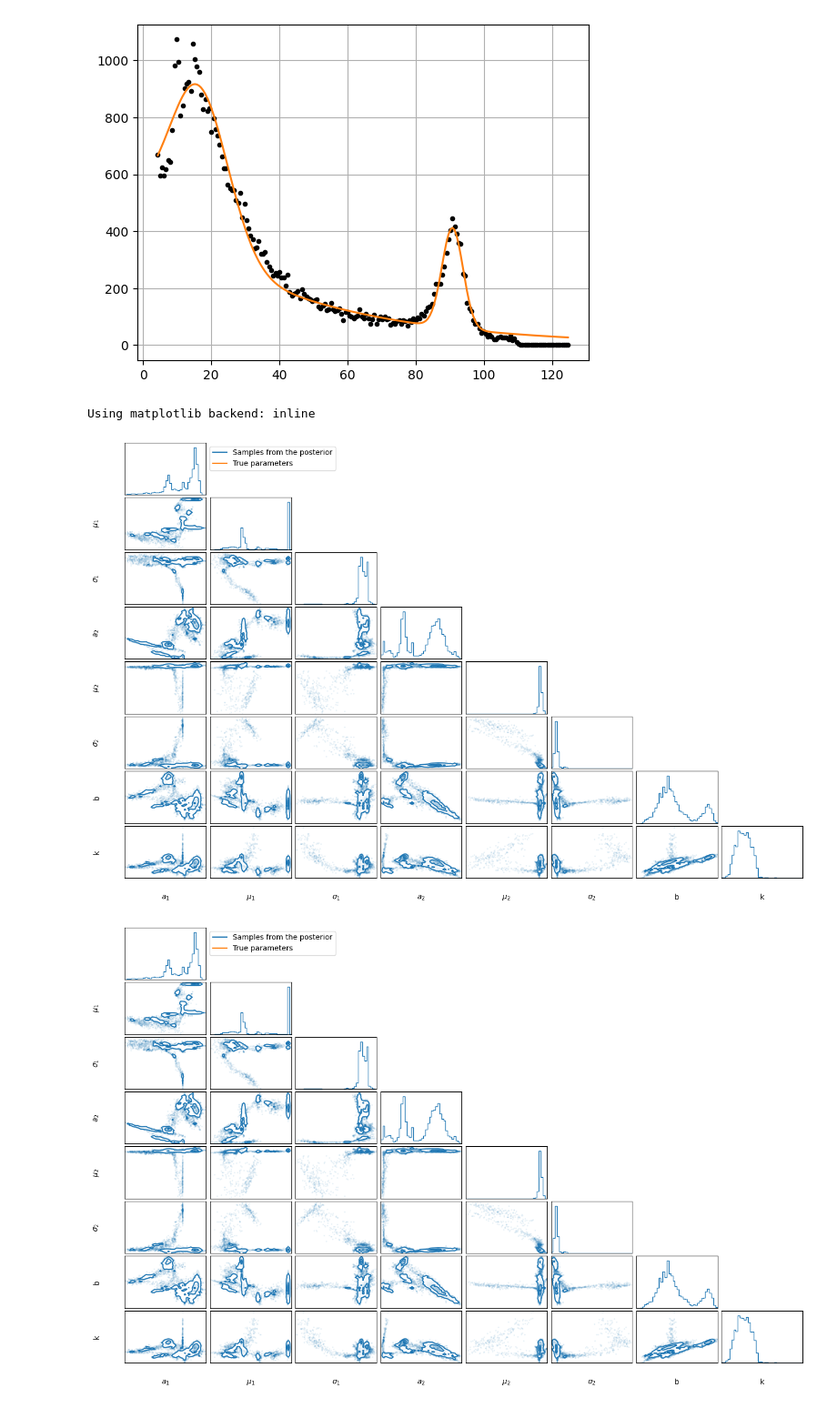
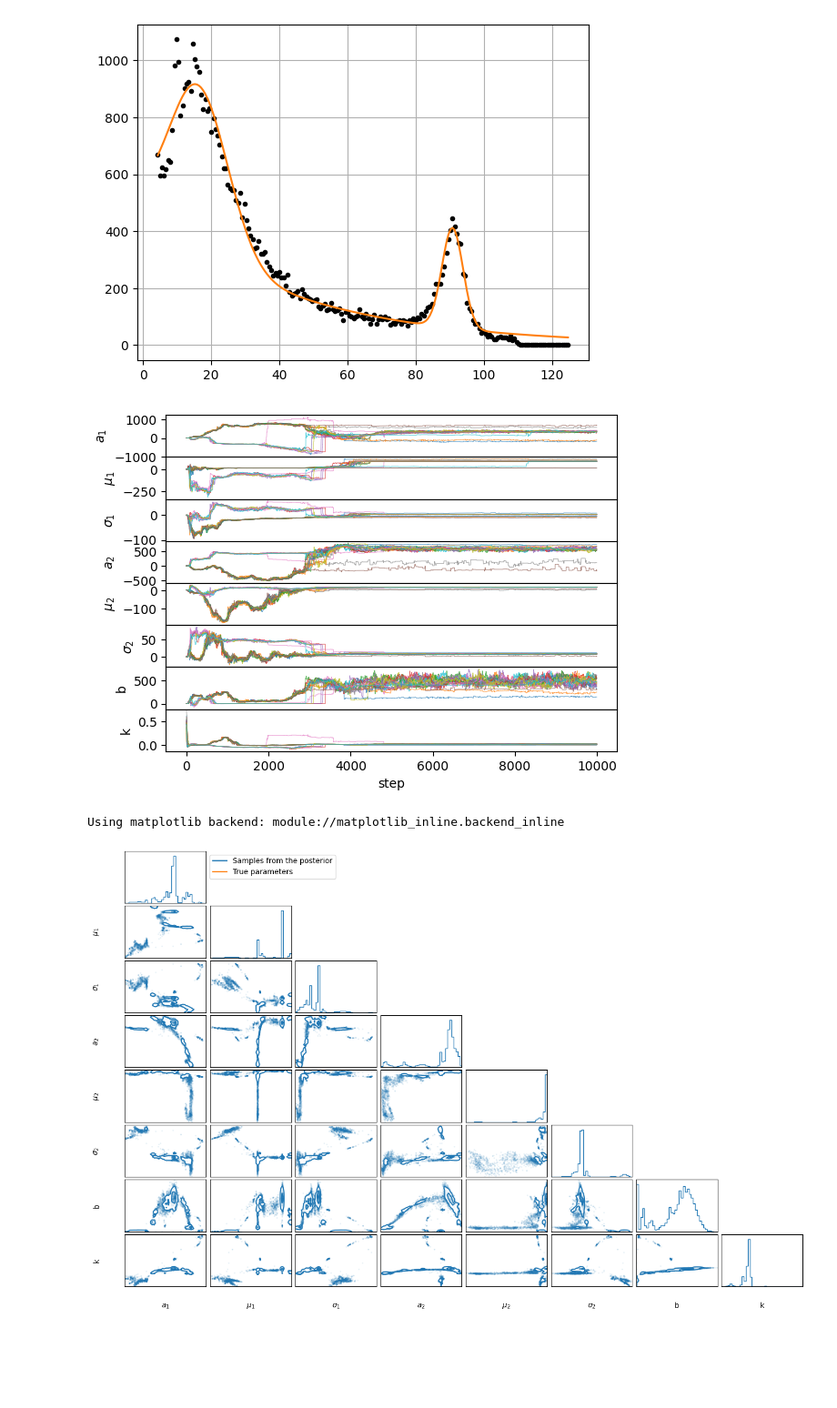
Before and after one commit to SanzianaStelea/Bayesian_Electron_Collision, a Jupyter notebook: bayesian_workflow_stefan.ipynb, the cells around one changed output. Shown at 91% size. Saved outputs shown, nothing was run; the diff lists cells and outputs as text; code cells hidden in the pictures; blank space fills up the shorter version.

```diff
--- a/bayesian_workflow_stefan.ipynb
+++ b/bayesian_workflow_stefan.ipynb
@@ -11,10 +14,17 @@ data = data[(data['Q1'] + data['Q2']) == 0]
 # %%
 M_data = data['M'].values
-plt.hist(M_data, bins=200, range=(4, 125), alpha=0.5, label='Data')
+#plt.hist(M_data, bins=200, range=(4, 125), alpha=0.5, label='Data')
 
-hist, bin_edges = np.histogram(M_data, bins=200, range=(4,125))
-bin_centers = (bin_edges[:-1] + bin_edges[1:]) / 2
+y, bins, _ = plt.hist(M_data, bins=200, range=(4,125), alpha=0.5, label='Histogram of the data')
+x = 0.5*(bins[1:]+bins[:-1])
+y_errors = np.sqrt(y)  # Assuming Poisson statistics for the errors ----MAYBE ASK ABOUT THIS----
 
-y = hist
-x = bin_centers
+plt.errorbar(x, y, yerr=y_errors, fmt='o', label='Data with error bars')
+
+plt.grid()
+plt.xlabel('Mass [GeV]')
+plt.ylabel('Number of events')
+
+plt.legend()
+plt.show()
 # %% [output]
@@ -134,7 +153,7 @@ def log_posterior_wrapper(theta, x, sigma_y, y):
 n_param = 8       # Number of parameter we are sampling
 n_walker = 20     # Number of walkers. This just needs to be
                   # larger than 2*n_param + 1!
-n_step = 5000     # How many steps each walker will take. The number
+n_step = 10000     # How many steps each walker will take. The number
                   # of samples will be n_walker*n_step
 
 # The starting point for each walker
@@ -147,5 +166,22 @@ sampler = emcee.EnsembleSampler(
     args=(x, sigma_y, y)
 )
 state = sampler.run_mcmc(theta_init, nsteps=n_step)
+# %%
+chain_per_walker = sampler.get_chain()
+n_walker = 20
+param_names = [r"$a_1$", r"$\mu_1$", r"$\sigma_1$", r"$a_2$", r"$\mu_2$", r"$\sigma_2$", "b", "k"]
+
+# Plot the tracer of the chain, this time for all the walkers
+fig, ax = plt.subplots(len(param_names), 1, sharex=True)
+plt.subplots_adjust(hspace=0)
+
+for i, name in enumerate(param_names):
+    for j in range(n_walker):
+        ax[i].plot(chain_per_walker[:, j, i], lw=0.5, alpha=0.7, color=f"C{j}")
+    ax[i].set_ylabel(name)
+
+ax[-1].set_xlabel("step");
+# %% [output]
+[figure, added]
 # %%
-chain = sampler.get_chain(discard=300, thin=10, flat=True)
+chain = sampler.get_chain(discard=1500, thin=10, flat=True)
@@ -153,34 +204,33 @@ chain = sampler.get_chain(discard=300, thin=10, flat=True)
 import corner
 %matplotlib
 fig = plt.figure()
 fig = corner.corner(
     chain,
     bins=40,
     labels=[r"$a_1$", r"$\mu_1$", r"$\sigma_1$", r"$a_2$", r"$\mu_2$", r"$\sigma_2$", "b", "k"],
     color="C0",
     levels=1-np.exp(-0.5*np.array([1, 2])**2), # Credible contours corresponding
                                                # to 1 and 2 sigma in 2D
     # quantiles=[0.025, 0.16, 0.84, 0.975],
     fig=fig
 )
 fig.get_axes()[0].plot([], [], c="C0", label="Samples from the posterior")
 fig.get_axes()[0].plot([], [], c="C1", label="True parameters")
 fig.get_axes()[0].legend(loc=2, bbox_to_anchor=(1, 1))
 
 # for ax in fig.get_axes():
 #     ax.xaxis.label.set_size(12)  # Optional: Adjust font size if needed
 #     ax.yaxis.label.set_size(12)
 #     ax.xaxis.labelpad = 30       # Adjust label padding for x-axis
 #     ax.yaxis.labelpad = 30       # Adjust label padding for y-axis
 
 for ax in fig.get_axes():
     ax.tick_params(axis="both", which="both", length=0)  # Remove tick marks
     ax.set_xticklabels([])  # Remove x-axis tick labels
     ax.set_yticklabels([])  # Remove y-axis tick labels
 
 fig.set_size_inches(14, 9)
-fig
+plt.savefig(path + '20241113_corner_plot_gauss.png')
 # %% [output]
-Using matplotlib backend: inline
+Using matplotlib backend: module://matplotlib_inline.backend_inline
-[figure, old version]
+[figure, new version]
-[figure, removed]
```
Also changed, not shown: parts of 8 cells of this notebook, 2 other files.
